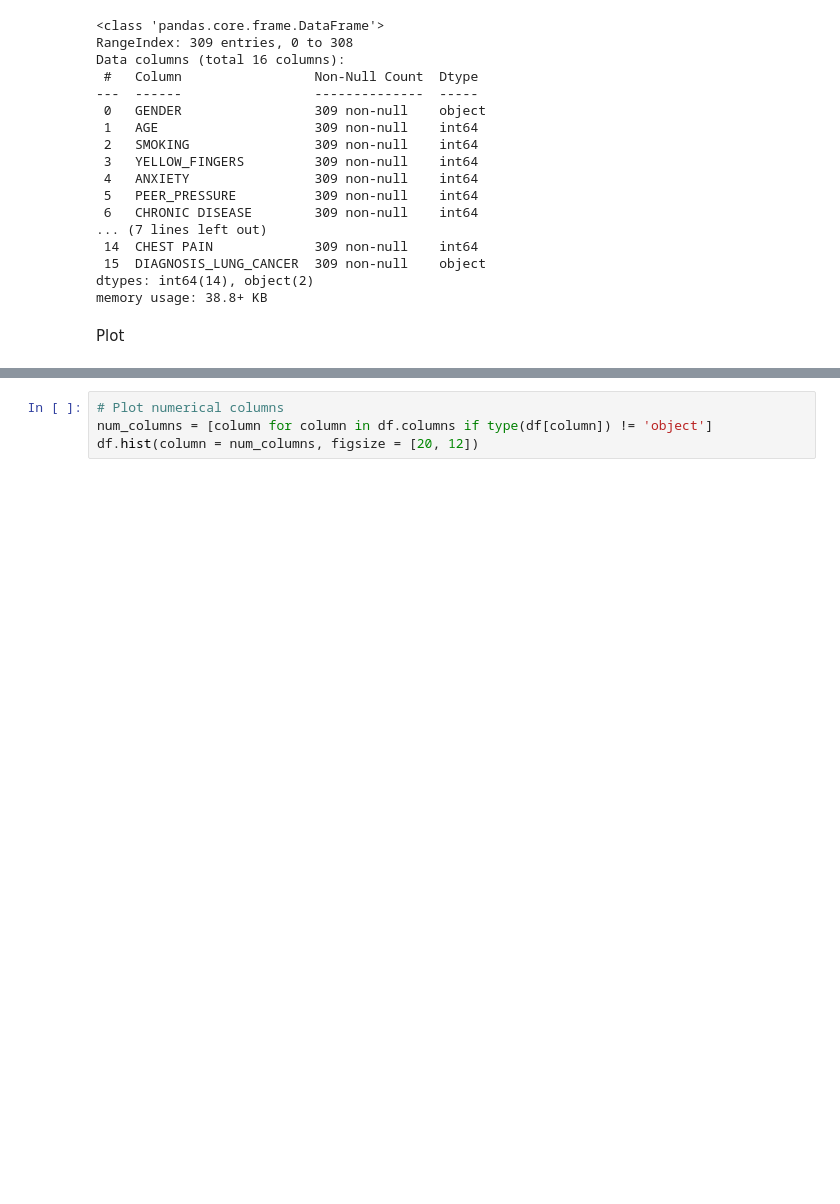
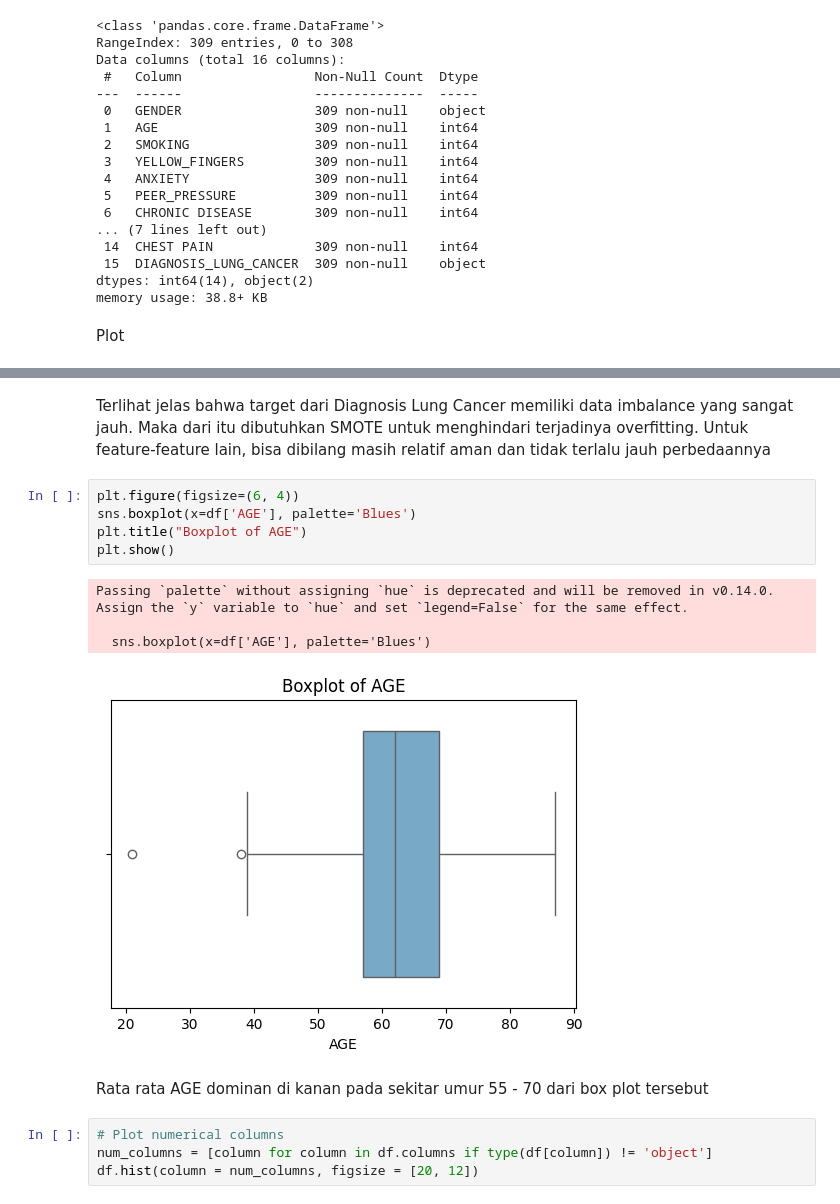
Before and after one commit to AndrewMaru/DATATHON_LUNG_CANCER, a Jupyter notebook: main.ipynb, the cells around one changed output, grey strips where cells are left out. Saved outputs shown, nothing was run; the diff lists cells and outputs as text; blank space fills up the shorter version.

```diff
--- a/main.ipynb
+++ b/main.ipynb
@@ -101,3 +128,17 @@ Plot
+# %% [markdown]
+Terlihat jelas bahwa target dari Diagnosis Lung Cancer memiliki data imbalance yang sangat jauh. Maka dari itu dibutuhkan SMOTE untuk menghindari terjadinya overfitting. Untuk feature-feature lain, bisa dibilang masih relatif aman dan tidak terlalu jauh perbedaannya
+# %%
+plt.figure(figsize=(6, 4))
+sns.boxplot(x=df['AGE'], palette='Blues')
+plt.title("Boxplot of AGE")
+plt.show()
+# %% [output]
+Passing `palette` without assigning `hue` is deprecated and will be removed in v0.14.0. Assign the `y` variable to `hue` and set `legend=False` for the same effect.
+
+  sns.boxplot(x=df['AGE'], palette='Blues')
+[figure, added]
+# %% [markdown]
+Rata rata AGE dominan di kanan pada sekitar umur 55 - 70 dari box plot tersebut
 # %%
 # Plot numerical columns
 num_columns = [column for column in df.columns if type(df[column]) != 'object']
```
Also changed, not shown: parts of 3 cells of this notebook, 1 other file.
